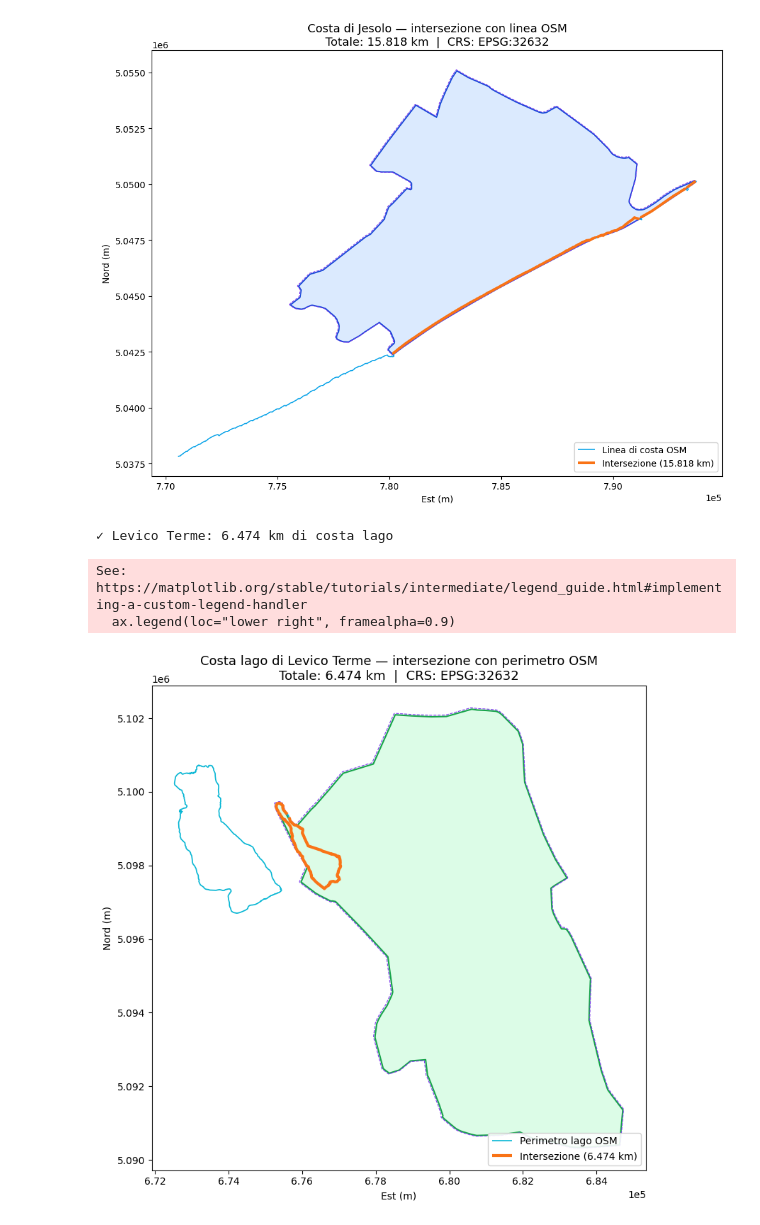
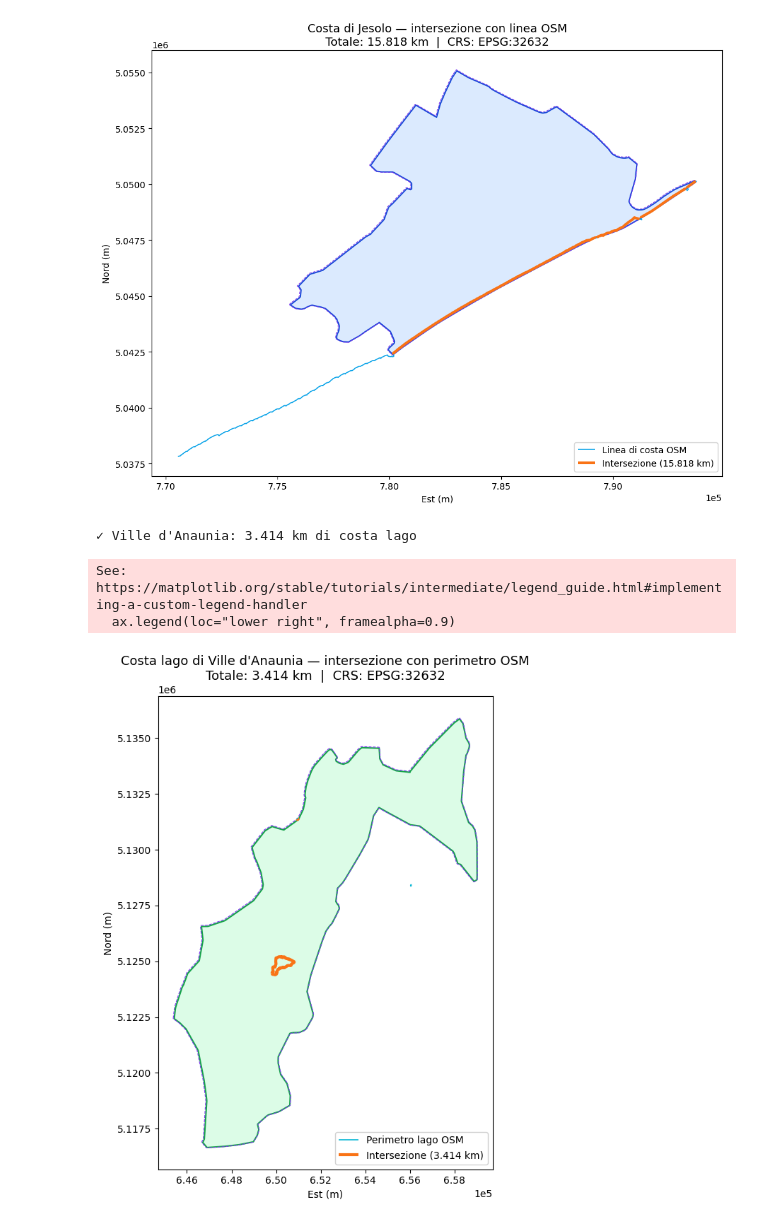
Before and after one commit to 01andreabattaglia/Geospatial_Analysis, a Jupyter notebook: plots.ipynb, the cells around one changed output. Saved outputs shown, nothing was run; the diff lists cells and outputs as text; code cells hidden in the pictures.

```diff
--- a/plots.ipynb
+++ b/plots.ipynb
@@ -99,7 +99,7 @@ from src.utils.openstreetmap_manager import (
 # ── parametri ──────────────────────────────────────────────────────────────────
 COMUNI_SHP    = "data/input/ISTAT/Com01012024_g/Com01012024_g_WGS84.shp"
 LAKE_GEOJSON  = "data/input/OpenStreetMap/lake_coast.geojson"
-COMUNE_TARGET = "Levico Terme"
+COMUNE_TARGET = "Ville d'Anaunia"
 
 # ── carica dati ────────────────────────────────────────────────────────────────
 osm = OpenStreetMap()
@@ -138,32 +138,32 @@ gpd.GeoSeries([comune_geom], crs=METRIC_CRS).plot(
     linewidth=1.5, zorder=1, label=COMUNE_TARGET
 )
 gpd.GeoSeries([comune_buffered], crs=METRIC_CRS).plot(
     ax=ax, facecolor="none", edgecolor="#7c3aed",
     linewidth=0.8, linestyle="--", zorder=2,
     label=f"Buffer {BOUNDARY_BUFFER_METERS} m"
 )
 lake[lake.intersects(comune_buffered.envelope)].plot(
     ax=ax, color="#06b6d4", linewidth=1.2, zorder=3, label="Perimetro lago OSM"
 )
 if not lake_intersection.empty:
     gpd.GeoDataFrame(lake_intersection, crs=METRIC_CRS).plot(
         ax=ax, color="#f97316", linewidth=3, zorder=4,
         label=f"Intersezione ({km_totali:.3f} km)"
     )
 
 ax.set_title(
     f"Costa lago di {COMUNE_TARGET} — intersezione con perimetro OSM\n"
     f"Totale: {km_totali:.3f} km  |  CRS: {METRIC_CRS}",
     fontsize=13
 )
 ax.set_xlabel("Est (m)")
 ax.set_ylabel("Nord (m)")
 ax.legend(loc="lower right", framealpha=0.9)
 ax.ticklabel_format(style="sci", scilimits=(0, 0), axis="both")
 plt.tight_layout()
 plt.show()
 # %% [output]
-✓ Levico Terme: 6.474 km di costa lago
+✓ Ville d'Anaunia: 3.414 km di costa lago
 See: https://matplotlib.org/stable/tutorials/intermediate/legend_guide.html#implementing-a-custom-legend-handler
   ax.legend(loc="lower right", framealpha=0.9)
-[figure, old version]
+[figure, new version]
```
Also changed, not shown: 4 other files.
